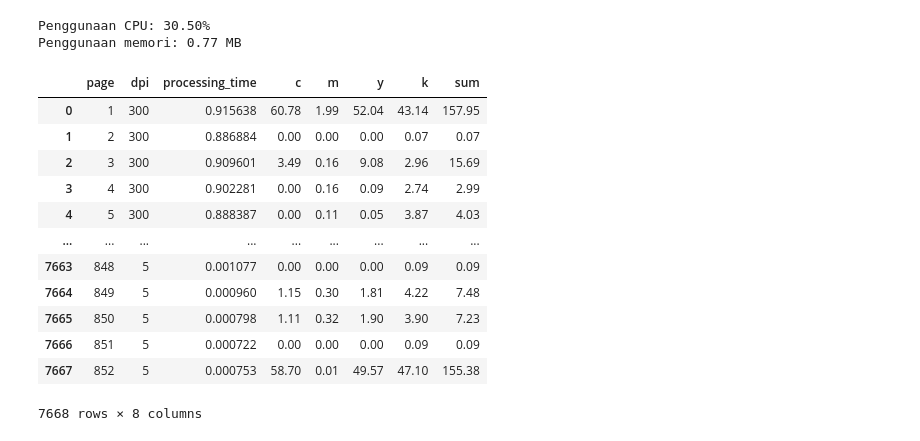
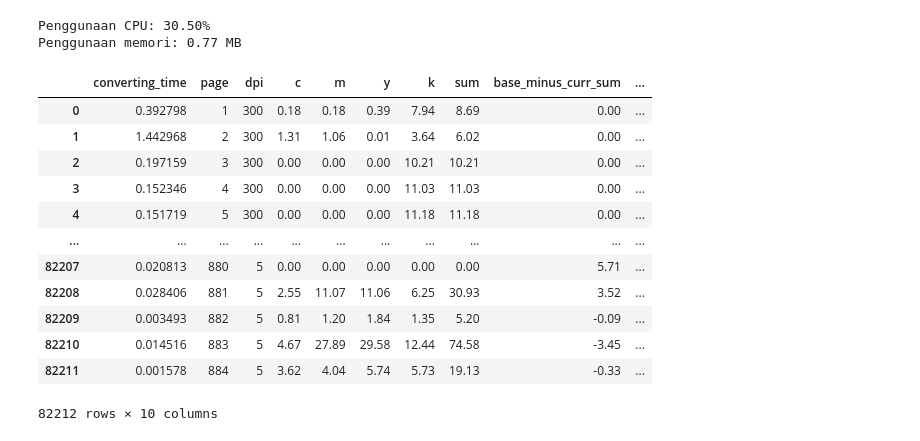
Before and after one commit to rasyidev/print-cost, a Jupyter notebook: notebook/Untitled.ipynb, the cells around one changed output. Cells and saved outputs as stored; diff of their text form; code cells hidden in the pictures.

```diff
--- a/notebook/Untitled.ipynb
+++ b/notebook/Untitled.ipynb
@@ -29,19 +29,19 @@ Penggunaan memori: 0.77 MB
 # %%
 import pandas as pd
 # %%
-df = pd.read_csv("../datasets/cmyk-by-dpi.csv")
+df = pd.read_csv("../datasets/cmyk_by_dpi_and_render_options.csv")
 df
 # %% [output]
-|  | page | dpi | processing_time | c | m | y | k | sum |
-| 0 | 1 | 300 | 0.915638 | 60.78 | 1.99 | 52.04 | 43.14 | 157.95 |
-| 1 | 2 | 300 | 0.886884 | 0.00 | 0.00 | 0.00 | 0.07 | 0.07 |
-| 2 | 3 | 300 | 0.909601 | 3.49 | 0.16 | 9.08 | 2.96 | 15.69 |
-| 3 | 4 | 300 | 0.902281 | 0.00 | 0.16 | 0.09 | 2.74 | 2.99 |
-| 4 | 5 | 300 | 0.888387 | 0.00 | 0.11 | 0.05 | 3.87 | 4.03 |
-| ... | ... | ... | ... | ... | ... | ... | ... | ... |
-| 7663 | 848 | 5 | 0.001077 | 0.00 | 0.00 | 0.00 | 0.09 | 0.09 |
-| 7664 | 849 | 5 | 0.000960 | 1.15 | 0.30 | 1.81 | 4.22 | 7.48 |
-| 7665 | 850 | 5 | 0.000798 | 1.11 | 0.32 | 1.90 | 3.90 | 7.23 |
-| 7666 | 851 | 5 | 0.000722 | 0.00 | 0.00 | 0.00 | 0.09 | 0.09 |
-| 7667 | 852 | 5 | 0.000753 | 58.70 | 0.01 | 49.57 | 47.10 | 155.38 |
+|  | converting_time | page | dpi | c | m | y | k | sum | base_minus_curr_sum | ... |
+| 0 | 0.392798 | 1 | 300 | 0.18 | 0.18 | 0.39 | 7.94 | 8.69 | 0.00 | ... |
+| 1 | 1.442968 | 2 | 300 | 1.31 | 1.06 | 0.01 | 3.64 | 6.02 | 0.00 | ... |
+| 2 | 0.197159 | 3 | 300 | 0.00 | 0.00 | 0.00 | 10.21 | 10.21 | 0.00 | ... |
+| 3 | 0.152346 | 4 | 300 | 0.00 | 0.00 | 0.00 | 11.03 | 11.03 | 0.00 | ... |
+| 4 | 0.151719 | 5 | 300 | 0.00 | 0.00 | 0.00 | 11.18 | 11.18 | 0.00 | ... |
+| ... | ... | ... | ... | ... | ... | ... | ... | ... | ... | ... |
+| 82207 | 0.020813 | 880 | 5 | 0.00 | 0.00 | 0.00 | 0.00 | 0.00 | 5.71 | ... |
+| 82208 | 0.028406 | 881 | 5 | 2.55 | 11.07 | 11.06 | 6.25 | 30.93 | 3.52 | ... |
+| 82209 | 0.003493 | 882 | 5 | 0.81 | 1.20 | 1.84 | 1.35 | 5.20 | -0.09 | ... |
+| 82210 | 0.014516 | 883 | 5 | 4.67 | 27.89 | 29.58 | 12.44 | 74.58 | -3.45 | ... |
+| 82211 | 0.001578 | 884 | 5 | 3.62 | 4.04 | 5.74 | 5.73 | 19.13 | -0.33 | ... |
-7668 rows × 8 columns
+82212 rows × 10 columns
```
Also changed, not shown: parts of 31 cells of this notebook, 8 other files.
